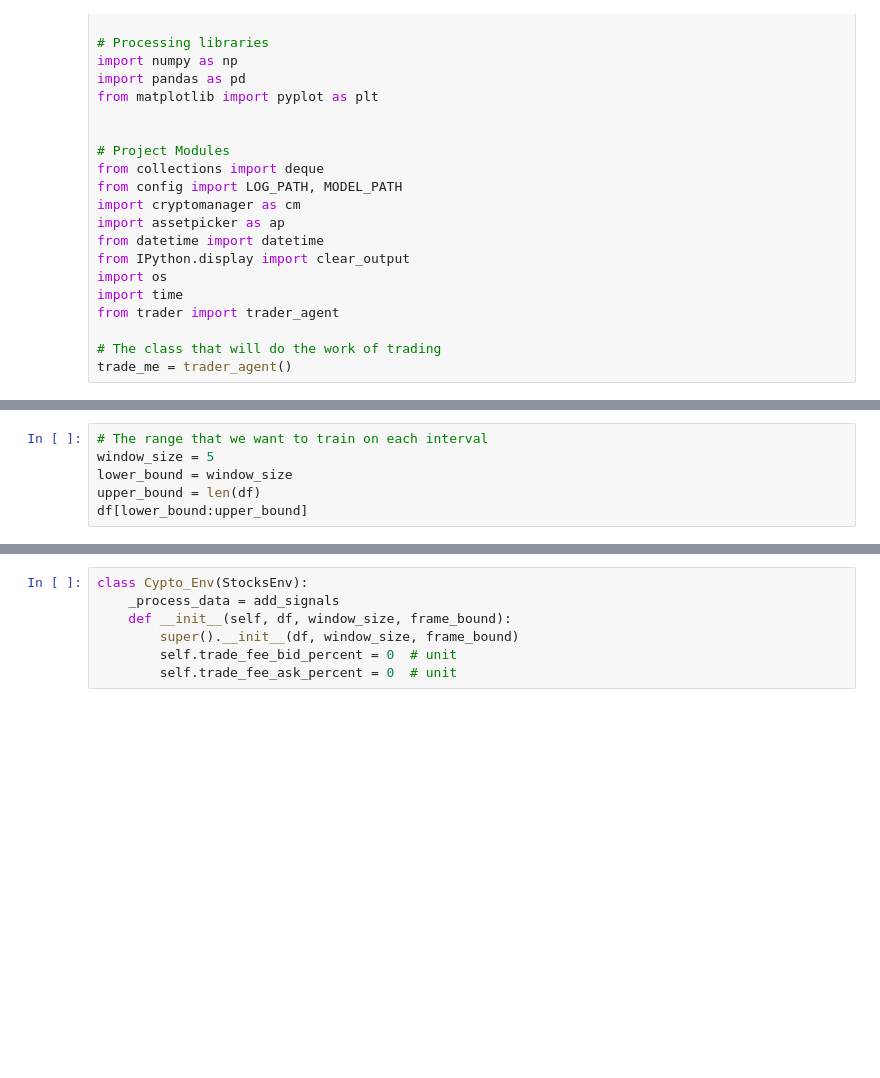
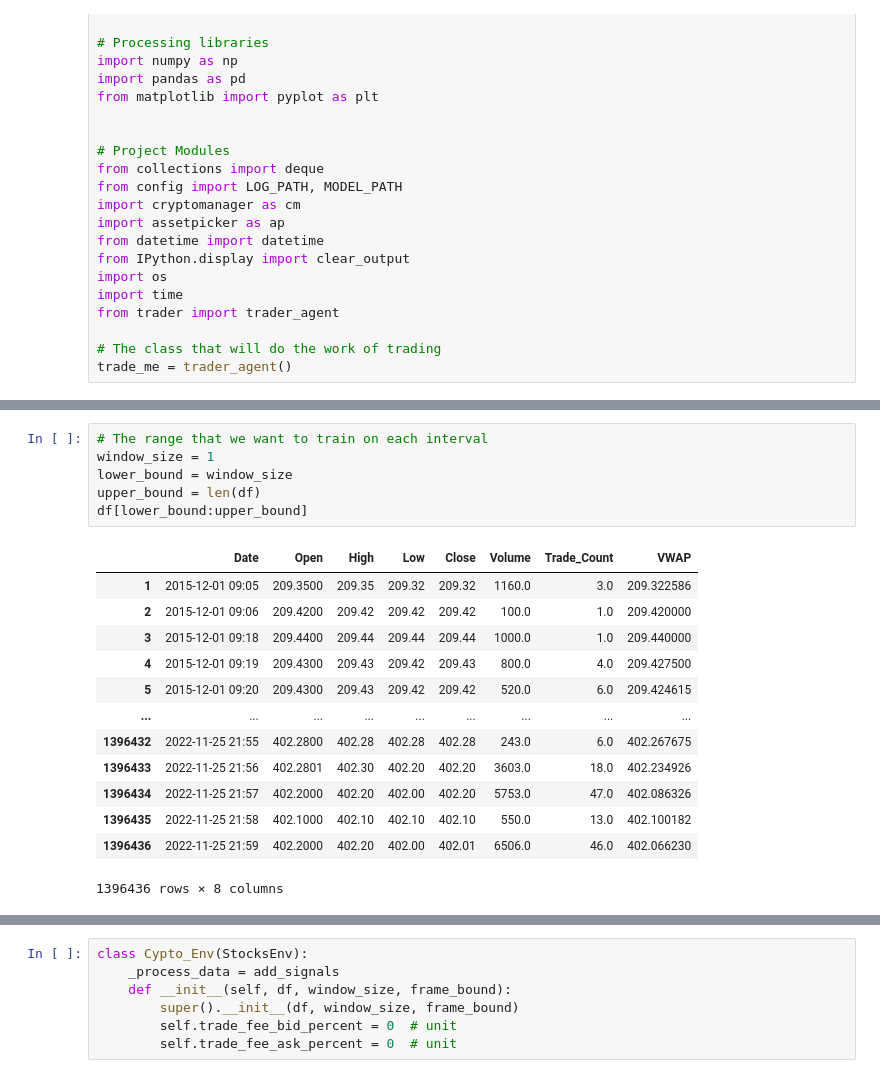
Before and after one commit to BradGaddis/btard-bot, a Jupyter notebook: analyzer copy.ipynb, the cells around one changed output, grey strips where cells are left out. Cells and saved outputs as stored; diff of their text form; blank space fills up the shorter version.

```diff
--- a/analyzer copy.ipynb
+++ b/analyzer copy.ipynb
@@ -38,8 +53,22 @@ df
 # %%
 # The range that we want to train on each interval
-window_size = 5
+window_size = 1
 lower_bound = window_size
 upper_bound = len(df)
 df[lower_bound:upper_bound]
+# %% [output]
+|  | Date | Open | High | Low | Close | Volume | Trade_Count | VWAP |
+| 1 | 2015-12-01 09:05 | 209.3500 | 209.35 | 209.32 | 209.32 | 1160.0 | 3.0 | 209.322586 |
+| 2 | 2015-12-01 09:06 | 209.4200 | 209.42 | 209.42 | 209.42 | 100.0 | 1.0 | 209.420000 |
+| 3 | 2015-12-01 09:18 | 209.4400 | 209.44 | 209.44 | 209.44 | 1000.0 | 1.0 | 209.440000 |
+| 4 | 2015-12-01 09:19 | 209.4300 | 209.43 | 209.42 | 209.43 | 800.0 | 4.0 | 209.427500 |
+| 5 | 2015-12-01 09:20 | 209.4300 | 209.43 | 209.42 | 209.42 | 520.0 | 6.0 | 209.424615 |
+| ... | ... | ... | ... | ... | ... | ... | ... | ... |
+| 1396432 | 2022-11-25 21:55 | 402.2800 | 402.28 | 402.28 | 402.28 | 243.0 | 6.0 | 402.267675 |
+| 1396433 | 2022-11-25 21:56 | 402.2801 | 402.30 | 402.20 | 402.20 | 3603.0 | 18.0 | 402.234926 |
+| 1396434 | 2022-11-25 21:57 | 402.2000 | 402.20 | 402.00 | 402.20 | 5753.0 | 47.0 | 402.086326 |
+| 1396435 | 2022-11-25 21:58 | 402.1000 | 402.10 | 402.10 | 402.10 | 550.0 | 13.0 | 402.100182 |
+| 1396436 | 2022-11-25 21:59 | 402.2000 | 402.20 | 402.00 | 402.01 | 6506.0 | 46.0 | 402.066230 |
+1396436 rows × 8 columns
 # %%
 # Adding technicals to DataFrame
```
Also changed, not shown: parts of 7 cells of this notebook, 2 other files.
